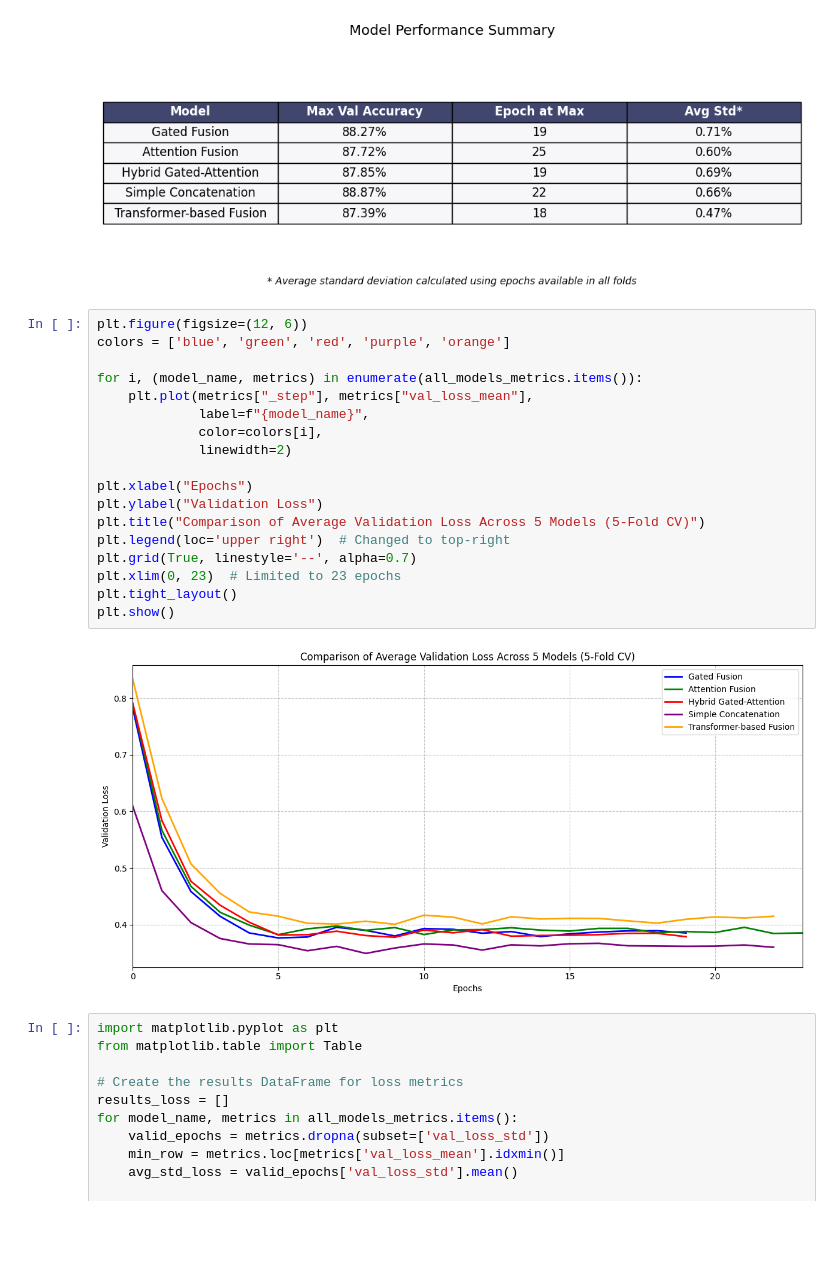
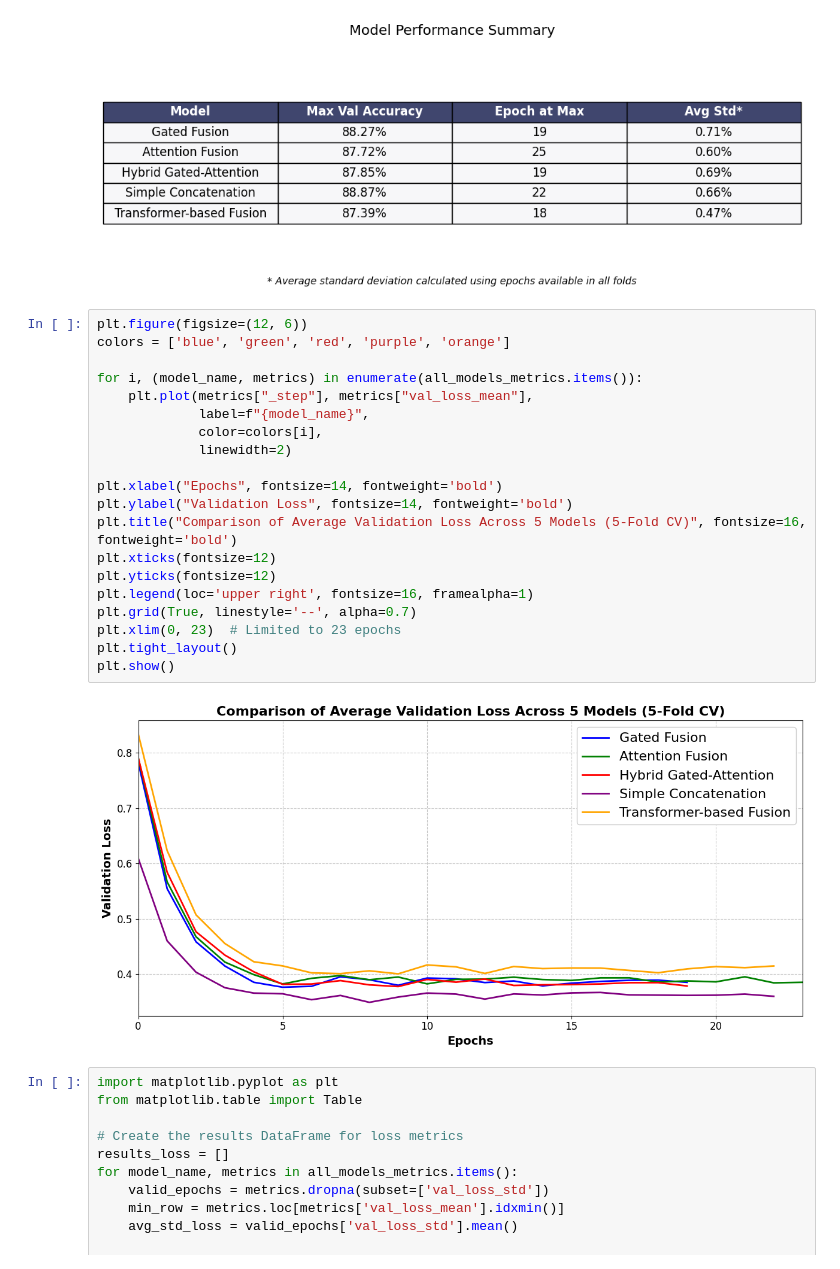
Before and after one commit to austenzhang/garbage-classification-neural-network, a Jupyter notebook: wandb_graphs.ipynb, the cells around one changed output. Drawn from its saved outputs; the diff is of its cells as text; blank space fills up the shorter version.

Commit message:
updated formatting of acc and loss graphs

```diff
--- a/wandb_graphs.ipynb
+++ b/wandb_graphs.ipynb
@@ -680,23 +634,25 @@ plt.show()
 # %%
 plt.figure(figsize=(12, 6))
 colors = ['blue', 'green', 'red', 'purple', 'orange']
 
 for i, (model_name, metrics) in enumerate(all_models_metrics.items()):
     plt.plot(metrics["_step"], metrics["val_loss_mean"],
              label=f"{model_name}",
              color=colors[i],
              linewidth=2)
 
-plt.xlabel("Epochs")
-plt.ylabel("Validation Loss")
-plt.title("Comparison of Average Validation Loss Across 5 Models (5-Fold CV)")
-plt.legend(loc='upper right')  # Changed to top-right
+plt.xlabel("Epochs", fontsize=14, fontweight='bold')
+plt.ylabel("Validation Loss", fontsize=14, fontweight='bold')
+plt.title("Comparison of Average Validation Loss Across 5 Models (5-Fold CV)", fontsize=16, fontweight='bold')
+plt.xticks(fontsize=12)
+plt.yticks(fontsize=12)
+plt.legend(loc='upper right', fontsize=16, framealpha=1)
 plt.grid(True, linestyle='--', alpha=0.7)
 plt.xlim(0, 23)  # Limited to 23 epochs
 plt.tight_layout()
 plt.show()
 # %% [output]
-[figure, old version]
+[figure, new version]
 # %%
 import matplotlib.pyplot as plt
 from matplotlib.table import Table
```
Also changed, not shown: parts of 2 cells of this notebook.
